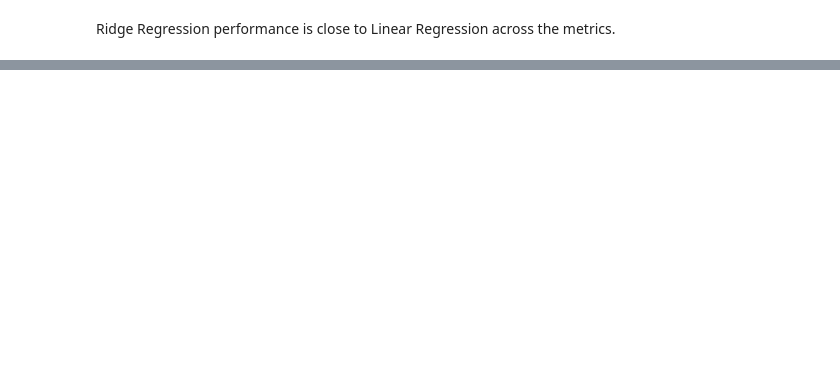
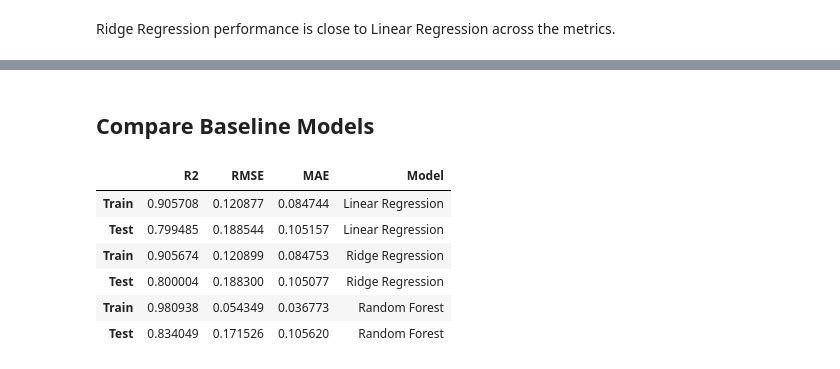
Before and after one commit to hisarciklilar/heritage-housing-issues, a Jupyter notebook: jupyter_notebooks/05_Modeling_and_ML_Pipeline.ipynb, the cells around one changed output, grey strips where cells are left out. Saved outputs shown, nothing was run; the diff lists cells and outputs as text; code cells hidden in the pictures; blank space fills up the shorter version.

```diff
--- a/jupyter_notebooks/05_Modeling_and_ML_Pipeline.ipynb
+++ b/jupyter_notebooks/05_Modeling_and_ML_Pipeline.ipynb
@@ -410,3 +413,9 @@ ridge_pipeline = Pipeline(steps=[
+# %%
+rf_pipeline = Pipeline(steps=[
+    ("feature_engineering", FeatureEngineerHPData(bedroom_impute_strategy="mean")),
+    ("preprocessor", preprocessor),
+    ("model", RandomForestRegressor(random_state=34))
+])
 # %% [markdown]
 ## Create Evaluation Functions
 # %%
@@ -478,0 +514,18 @@ Ridge Regression performance is close to Linear Regression across the metrics.
+# %% [markdown]
+## Compare Baseline Models
+# %%
+baseline_comparison = pd.concat([
+    linear_results,
+    ridge_results,
+    rf_results
+])
+
+baseline_comparison
+# %% [output]
+|  | R2 | RMSE | MAE | Model |
+| Train | 0.905708 | 0.120877 | 0.084744 | Linear Regression |
+| Test | 0.799485 | 0.188544 | 0.105157 | Linear Regression |
+| Train | 0.905674 | 0.120899 | 0.084753 | Ridge Regression |
+| Test | 0.800004 | 0.188300 | 0.105077 | Ridge Regression |
+| Train | 0.980938 | 0.054349 | 0.036773 | Random Forest |
+| Test | 0.834049 | 0.171526 | 0.105620 | Random Forest |
```
Also changed, not shown: parts of 16 cells of this notebook.
